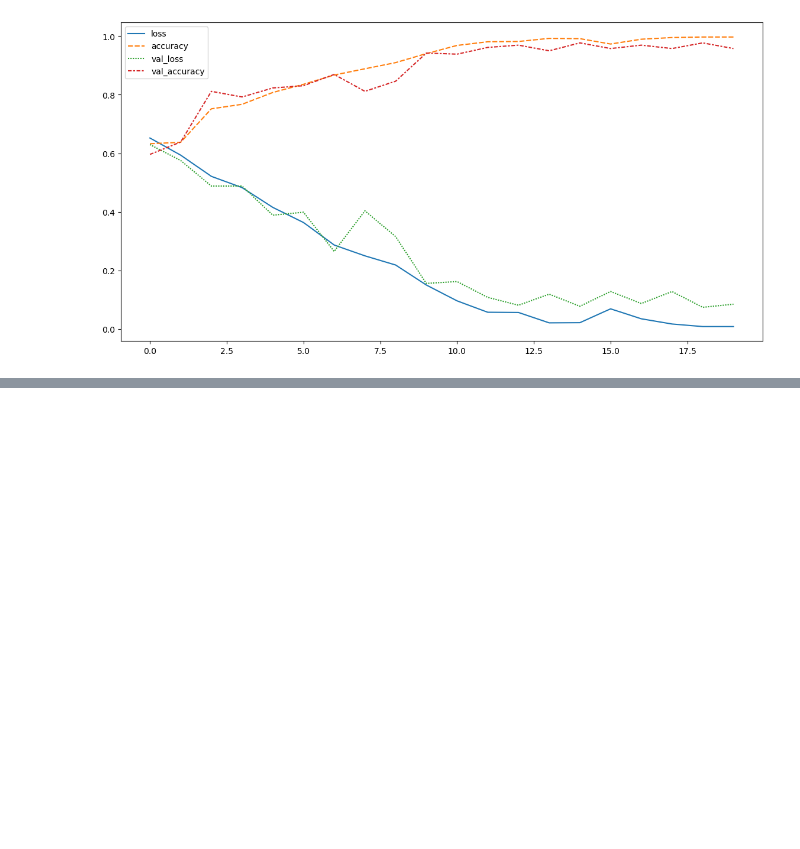
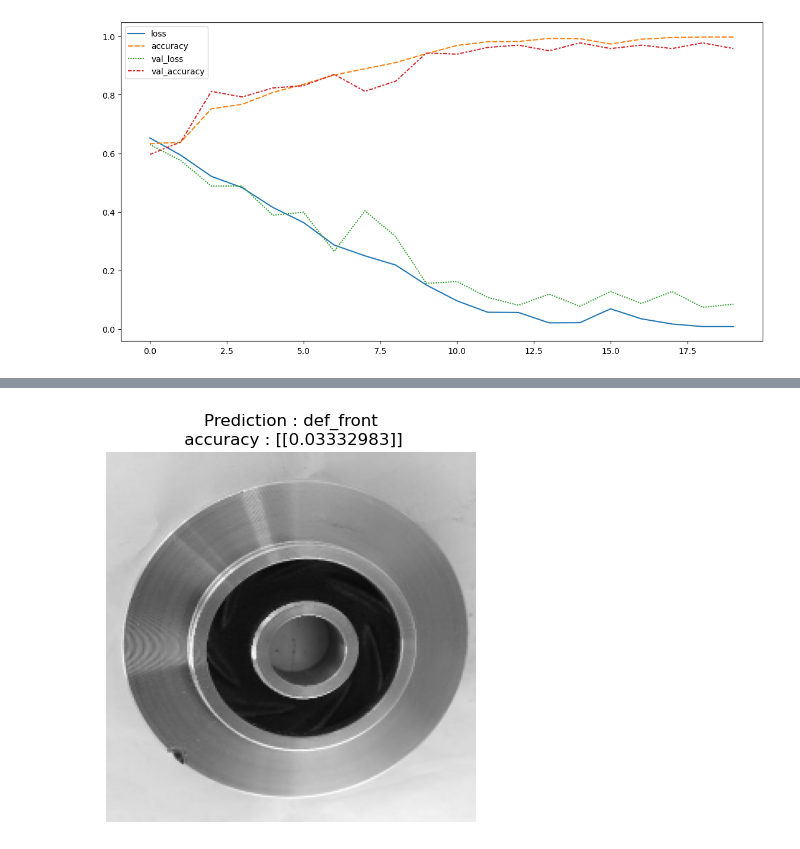
Before and after one commit to Rishu-N/TENSORFLOW, a Jupyter notebook: casting product image data for quality inspection.ipynb, the cells around one changed output, grey strips where cells are left out. Cells and saved outputs as stored; diff of their text form; code cells hidden in the pictures; blank space fills up the shorter version.

```diff
--- a/casting product image data for quality inspection.ipynb
+++ b/casting product image data for quality inspection.ipynb
@@ -714,0 +1378,3 @@ sns.lineplot(pd.DataFrame(history_6.history))
+# %%
+model_3_f = tf.keras.models.load_model("model_experiments/model_3_f/")
+model_3_f.evaluate(valid_data),model_3_f.evaluate(test_data),model_3_f.evaluate(test_data_2)
@@ -714,0 +1388,3 @@ sns.lineplot(pd.DataFrame(history_6.history))
+# %%
+pred_and_plot(model_3_f,"cast_def_0_9854.jpeg")
+# %% [output]
@@ -714,0 +1392 @@ sns.lineplot(pd.DataFrame(history_6.history))
+[figure, added]
```
Also changed, not shown: parts of 41 cells of this notebook.
